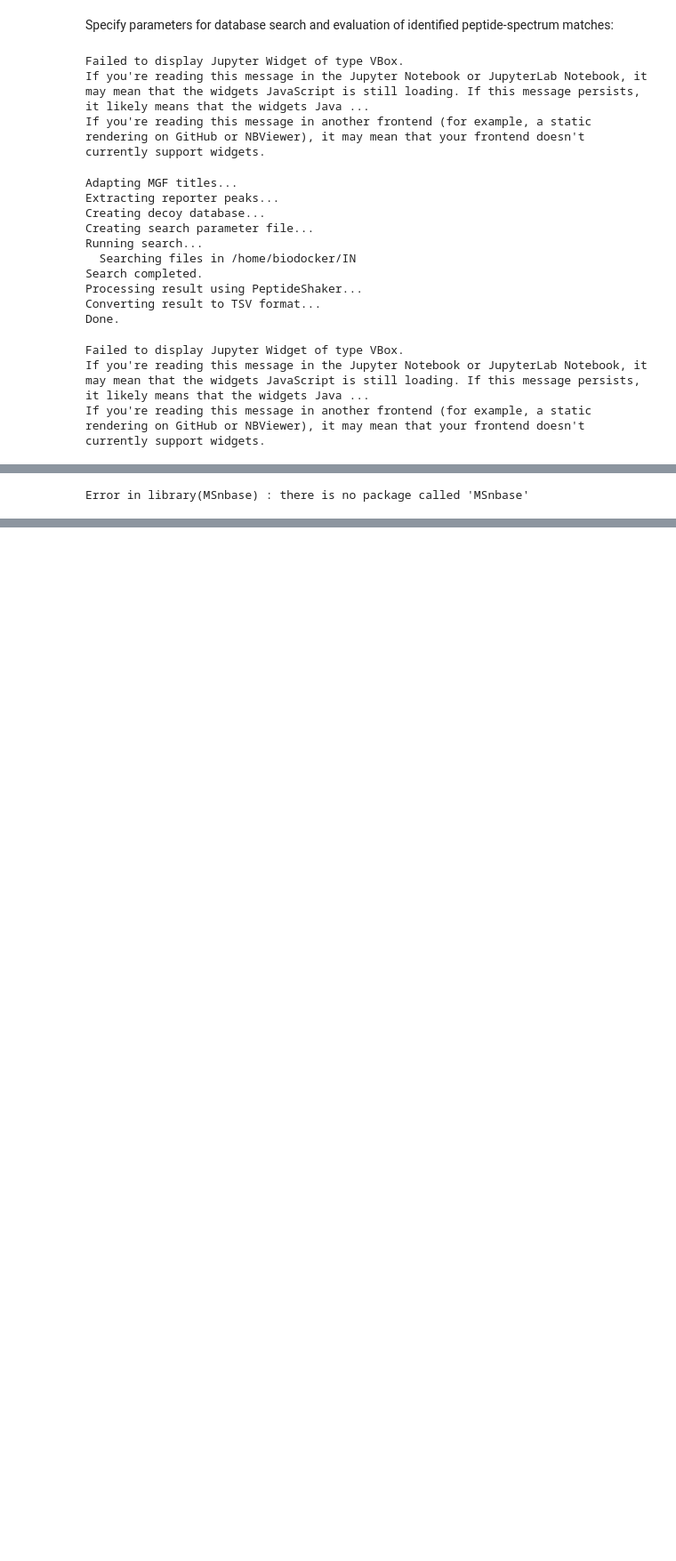
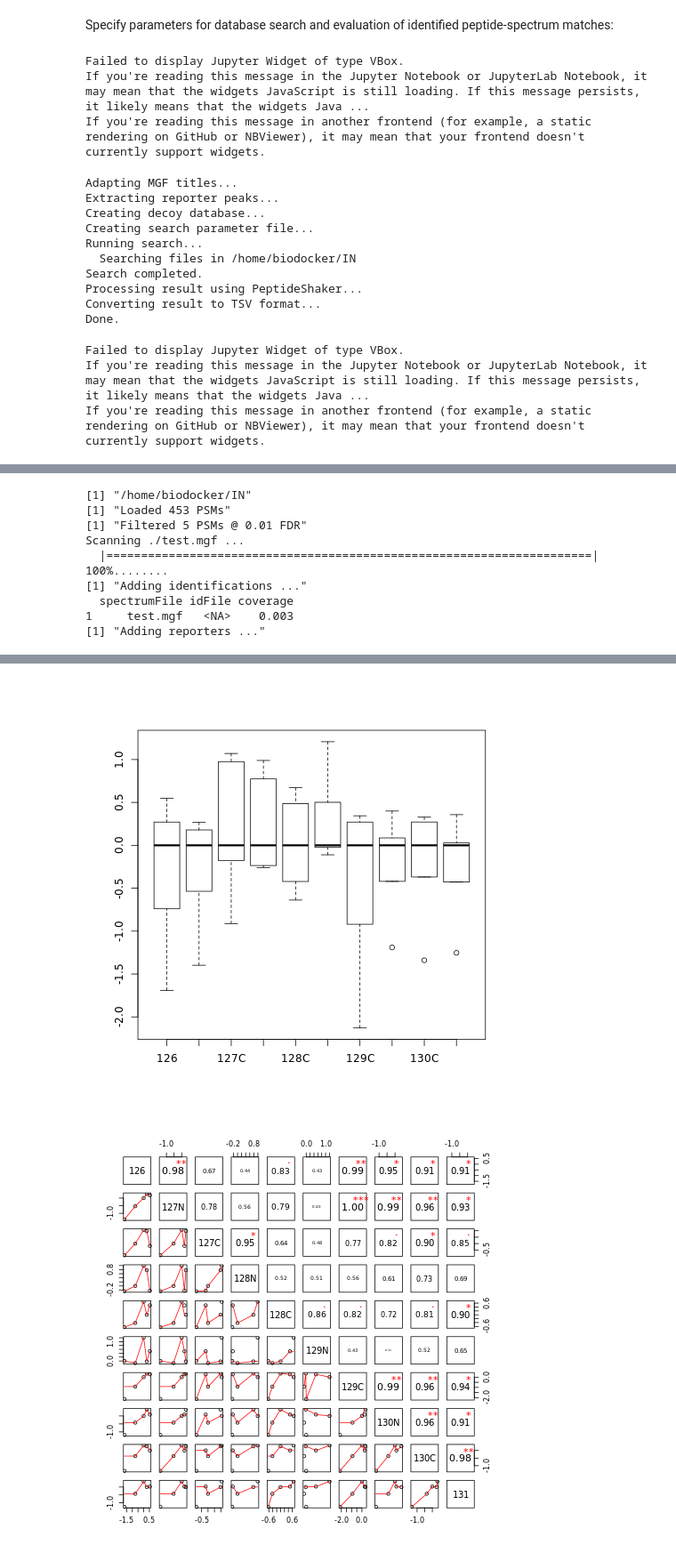
Before and after one commit to ProtProtocols/IsoProt, a Jupyter notebook: Example.ipynb, the cells around one changed output, grey strips where cells are left out. Shown at 89% size. Cells and saved outputs as stored; diff of their text form; code cells hidden in the pictures; blank space fills up the shorter version.

Commit message:
improved visualization of PSMs

```diff
--- a/Example.ipynb
+++ b/Example.ipynb
@@ -711,7 +714,36 @@ print("Adding reporters ...")
   ## Plots
   boxplot(exprs(allqnt))
 
+panel.cor <- function(x, y, digits=2, prefix="", cex.cor)
+{
+    usr <- par("usr"); on.exit(par(usr))
+    par(usr = c(0, 1, 0, 1))
+    r <- abs(cor(x, y))
+    txt <- format(c(r, 0.123456789), digits=digits)[1]
+    txt <- paste(prefix, txt, sep="")
+    if(missing(cex.cor)) cex <- 0.8/strwidth(txt)
+
+    test <- cor.test(x,y)
+    # borrowed from printCoefmat
+    Signif <- symnum(test$p.value, corr = FALSE, na = FALSE,
+                  cutpoints = c(0, 0.001, 0.01, 0.05, 0.1, 1),
+                  symbols = c("***", "**", "*", ".", " "))
+
+    text(0.5, 0.5, txt, cex = cex * r)
+    text(.8, .8, Signif, cex=cex, col=2)
+}
+
+  pairs(exprs(allqnt),lower.panel=panel.smooth, upper.panel=panel.cor)
+
   #print(fData(allqnt))
 }
 # %% [output]
-Error in library(MSnbase) : there is no package called 'MSnbase'
+[1] "/home/biodocker/IN"
+[1] "Loaded 453 PSMs"
+[1] "Filtered 5 PSMs @ 0.01 FDR"
+Scanning ./test.mgf ...
+  |======================================================================| 100%........
+[1] "Adding identifications ..."
+  spectrumFile idFile coverage
+1     test.mgf   <NA>    0.003
+[1] "Adding reporters ..."
@@ -719,3 +750,5 @@ Error in library(MSnbase) : there is no package called 'MSnbase'
+[figure, added]
+[figure, added]
 # %%
 %%R
 
```
Also changed, not shown: parts of 3 cells of this notebook.
